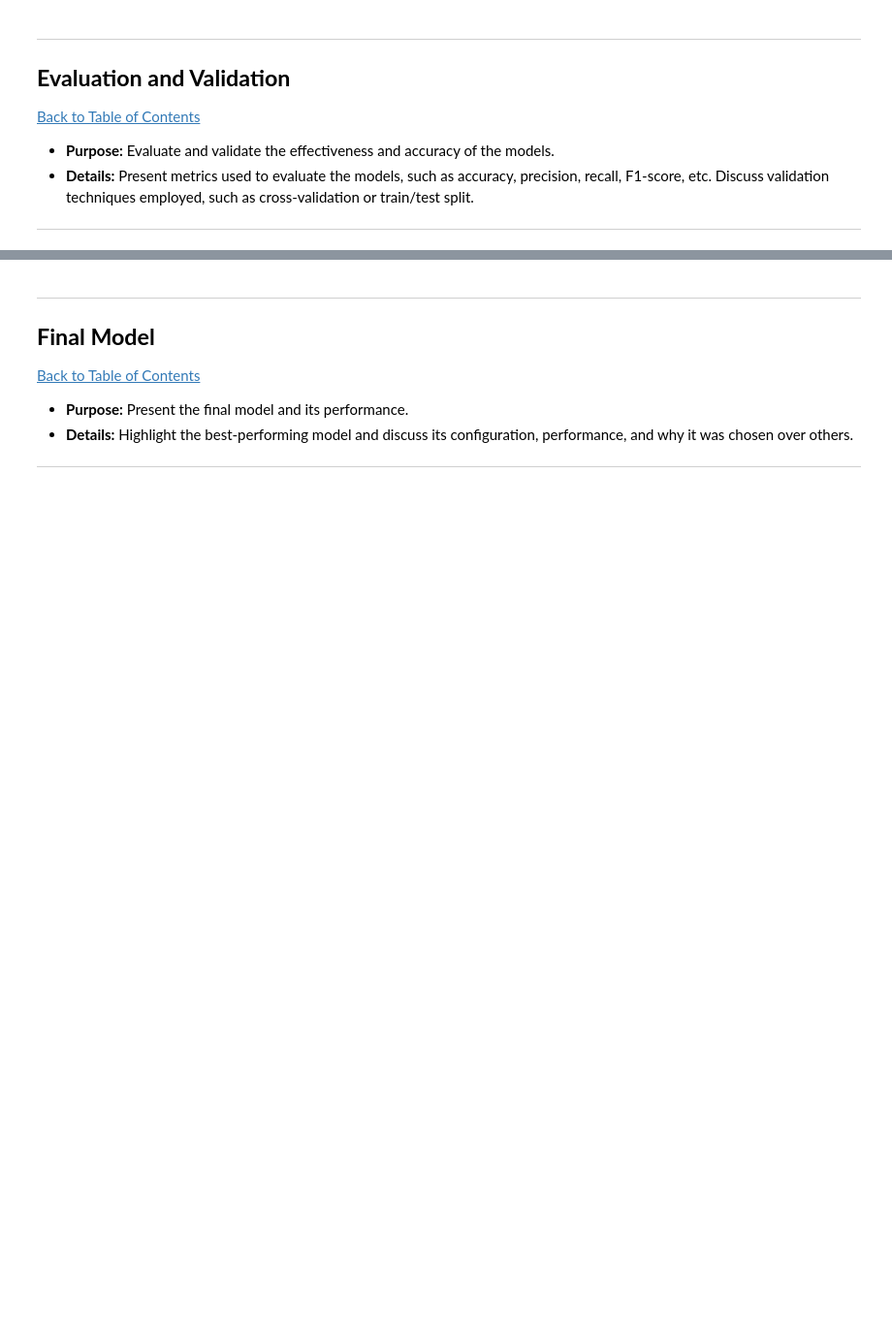
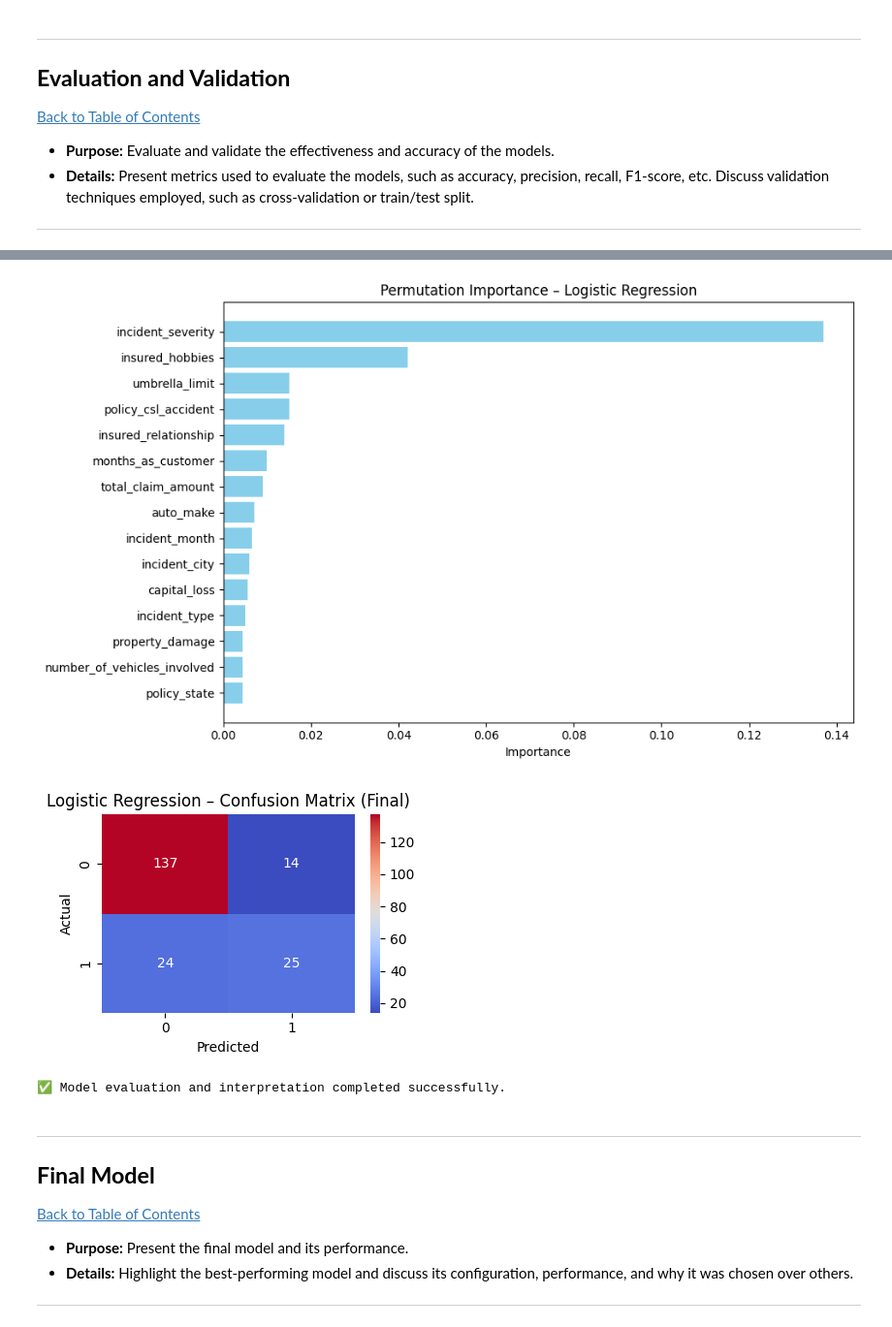
Before and after one commit to Dewalds30/Insurance-Claims, a Jupyter notebook: QCTO---Workplace-Module-Notebook-Template-4571 (4).ipynb, the cells around one changed output, grey strips where cells are left out. Shown at 97% size. Drawn from its saved outputs; the diff is of its cells as text; code cells hidden in the pictures; blank space fills up the shorter version.

```diff
--- a/QCTO---Workplace-Module-Notebook-Template-4571 (4).ipynb
+++ b/QCTO---Workplace-Module-Notebook-Template-4571 (4).ipynb
@@ -154,0 +880,77 @@ df.head()
+# %%
+# =========================================================
+# 7. Model Evaluation and Interpretation
+# =========================================================
+
+from sklearn.inspection import permutation_importance
+
+print("🔍 Evaluating Model Performance and Feature Importance...\n")
+
+# --- 7.1 Select the best-performing model (Random Forest expected) ---
+best_model_name = summary_df.sort_values(by="F1", ascending=False).iloc[0]["Model"]
+print(f"🏆 Best performing model: {best_model_name}")
+
+# Re-train best model on full dataset for interpretation
+best_model = None
+if best_model_name == "Random Forest":
+    best_model = RandomForestClassifier(n_estimators=200, random_state=42)
+elif best_model_name == "Decision Tree":
+    best_model = DecisionTreeClassifier(random_state=42)
+else:
+    best_model = LogisticRegression(max_iter=1000, random_state=42)
+
+final_clf = Pipeline(steps=[("preprocessor", preprocessor), ("classifier", best_model)])
+final_clf.fit(X_train, y_train)
+
+# --- 7.2 Evaluate on test data ---
+y_pred = final_clf.predict(X_test)
+y_prob = final_clf.predict_proba(X_test)[:, 1] if hasattr(final_clf, "predict_proba") else None
+
+print("\nClassification Report (Best Model):")
+print(classification_report(y_test, y_pred))
+
+# --- 7.3 Feature importance (only for tree-based models) ---
+if hasattr(best_model, "feature_importances_"):
+    # Retrieve one-hot encoded feature names from preprocessor
+    feature_names = (
+        list(numeric_features)
+        + list(final_clf.named_steps["preprocessor"]
+               .named_transformers_["cat"]
+               .named_steps["encoder"]
+               .get_feature_names_out(categorical_features))
+    )
+    importances = best_model.feature_importances_
+    feature_imp_df = pd.DataFrame({"Feature": feature_names, "Importance": importances})
+    feature_imp_df = feature_imp_df.sort_values(by="Importance", ascending=False).head(15)
+
+    # --- Plot feature importances ---
+    plt.figure(figsize=(10, 6))
+    sns.barplot(x="Importance", y="Feature", data=feature_imp_df, palette="viridis")
+    plt.title(f"Top 15 Important Features – {best_model_name}")
+    plt.xlabel("Importance Score")
+    plt.ylabel("Feature")
+    plt.tight_layout()
+    plt.show()
+
+# --- 7.4 Permutation importance (alternative for logistic regression) ---
+elif best_model_name == "Logistic Regression":
+    perm_importance = permutation_importance(final_clf, X_test, y_test, n_repeats=10, random_state=42)
+    sorted_idx = perm_importance.importances_mean.argsort()[-15:]
+    plt.figure(figsize=(10, 6))
+    plt.barh(np.array(X.columns)[sorted_idx], perm_importance.importances_mean[sorted_idx], color="skyblue")
+    plt.title("Permutation Importance – Logistic Regression")
+    plt.xlabel("Importance")
+    plt.tight_layout()
+    plt.show()
+
+# --- 7.5 Confusion Matrix for final model ---
+plt.figure(figsize=(4, 3))
+sns.heatmap(confusion_matrix(y_test, y_pred), annot=True, fmt="d", cmap="coolwarm")
+plt.title(f"{best_model_name} – Confusion Matrix (Final)")
+plt.xlabel("Predicted")
+plt.ylabel("Actual")
+plt.tight_layout()
+plt.show()
+
+print("\n✅ Model evaluation and interpretation completed successfully.")
+# %% [output]
@@ -155,3 +970,6 @@ df.head()
+[figure, added]
+[figure, added]
+✅ Model evaluation and interpretation completed successfully.
 # %% [markdown]
 ---
 <a href=#eight></a>
```
Also changed, not shown: parts of 50 cells of this notebook.
